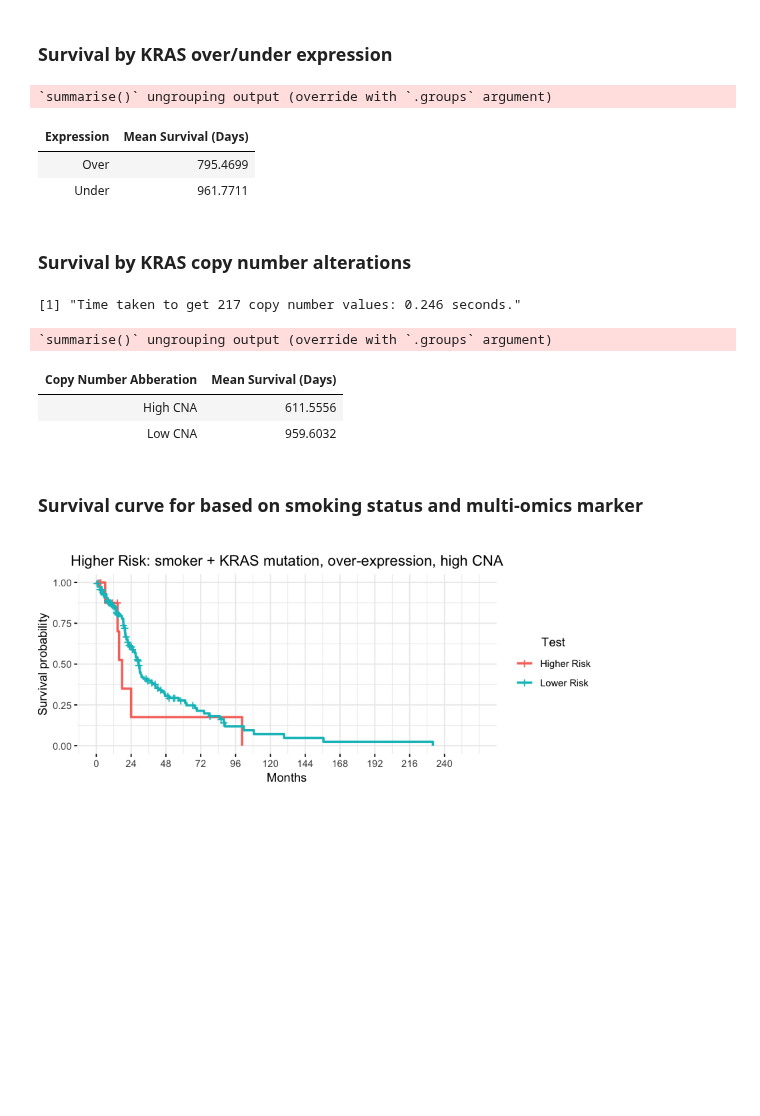
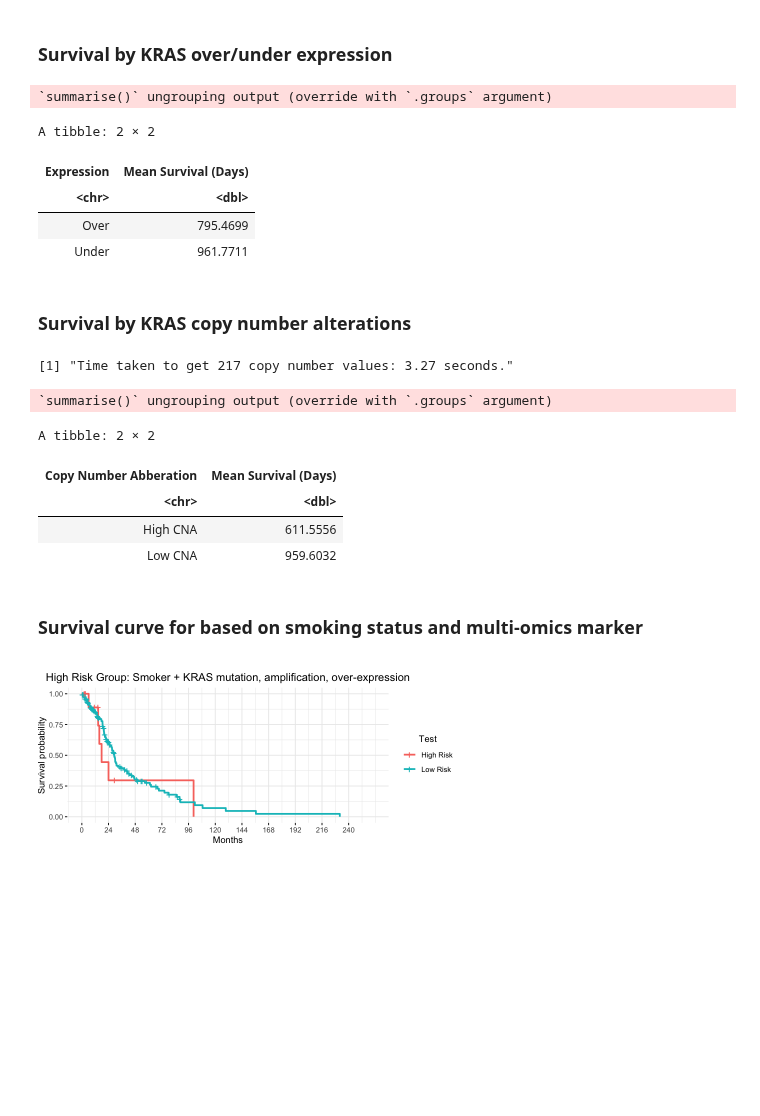
Before and after one commit to genestack/user-guide, a Jupyter notebook: jupyter_notebooks/survival-analysis-tcga [R].ipynb, the cells around one changed output. Drawn from its saved outputs; the diff is of its cells as text; code cells hidden in the pictures.

```diff
--- a/jupyter_notebooks/survival-analysis-tcga [R].ipynb
+++ b/jupyter_notebooks/survival-analysis-tcga [R].ipynb
@@ -47,8 +30,8 @@ Warning message:
 system.time({
   samples <-
     OmicsQueriesApi_search_samples(
-      study_filter = '"Study Title"="TCGA-LUAD"',
-      sample_filter = 'gender=male') %>%
+      study_filter = '"genestack:accession"="GSF1061023"',
+      sample_filter = 'Sex=male') %>%
     extract2('content') %>%
     extract2('data') %>%
     extract2('metadata')
@@ -58,8 +41,8 @@ system.time({
 # Filter out NAs
 samples %<>%
   as_tibble %>%
-  filter(survival != 'NA') %>%
-  filter(survival != 0) %>%
+  filter(Survival != 'NA') %>%
+  filter(Survival != 0) %>%
   select_if(~sum(!is.na(.)) > 0)
 head(samples)
 # %% [output]
@@ -90,8 +77,8 @@ system.time({
 
   variants <-
     OmicsQueriesApi_search_variant_data(
-      study_filter = '"Study Title"="TCGA-LUAD"',
-      sample_filter = 'gender=male',
+      study_filter = '"genestack:accession"="GSF1061023"',
+      sample_filter = 'Sex=male',
       vx_query = 'Gene=KRAS',
       page_limit = 10000) %>%
     extract2('content') %>%
@@ -144,8 +134,8 @@ system.time({
 
   expression <-
     OmicsQueriesApi_search_expression_data(
-      study_filter = '"Study Title"="TCGA-LUAD"',
-      sample_filter = 'gender=male',
+      study_filter = '"genestack:accession"="GSF1061023"',
+      sample_filter = 'Sex=male',
       ex_query = 'Gene=KRAS MinValue=0',
       ex_filter = 'Type=FPKM') %>%
     extract2('content') %>%
@@ -180,11 +170,13 @@ samples <-
 
 samples %>%
   group_by(regulation) %>%
-  summarise(mean(as.numeric(survival))) %>%
+  summarise(mean(as.numeric(Survival))) %>%
   set_colnames(c('Expression', 'Mean Survival (Days)'))
 # %% [output]
 `summarise()` ungrouping output (override with `.groups` argument)
+A tibble: 2 × 2
 | Expression | Mean Survival (Days) |
+| <chr> | <dbl> |
 | Over | 795.4699 |
 | Under | 961.7711 |
 # %% [markdown]
@@ -194,8 +186,8 @@ system.time({
 
   copy.number <-
     OmicsQueriesApi_search_expression_data(
-      study_filter = '"Study Title"="TCGA-LUAD"',
-      sample_filter = 'gender=male',
+      study_filter = '"genestack:accession"="GSF1061023"',
+      sample_filter = 'Sex=male',
       ex_query = 'Gene=KRAS MinValue=0',
       ex_filter = 'Type="Copy Number"') %>%
     extract2('content') %>%
@@ -212,12 +204,14 @@ samples <-
 
 samples %>%
   group_by(copies) %>%
-  summarise(mean(as.numeric(survival))) %>%
+  summarise(mean(as.numeric(Survival))) %>%
   set_colnames(c('Copy Number Abberation', 'Mean Survival (Days)'))
 # %% [output]
-[1] "Time taken to get 217 copy number values: 0.246 seconds."
+[1] "Time taken to get 217 copy number values: 3.27 seconds."
 `summarise()` ungrouping output (override with `.groups` argument)
+A tibble: 2 × 2
 | Copy Number Abberation | Mean Survival (Days) |
+| <chr> | <dbl> |
 | High CNA | 611.5556 |
 | Low CNA | 959.6032 |
 # %% [markdown]
@@ -225,38 +219,38 @@ samples %>%
 # %%
 risk_group <-
   apply(X = samples, MARGIN = 1, FUN = function(x) {
-    if ( sum(x['smoking_status'] == 'Yes',
+    if ( sum(x['Smoking Status'] == 'Yes',
              x['SNP'] == 'Yes',
              x['regulation'] == 'Over',
              x['copies'] == 'High CNA') == 4 ) { 'High' } else { 'Low' }
   })
 # Quick stratification of patients into high and low-risk groups.
 data <- {
   samples %>%
-    { data.frame(as.numeric(.[, 'survival']),
-                 ifelse(.[, 'vital_status'] == 'Dead', 0, 1),
+    { data.frame(as.numeric(.[, 'Survival']),
+                 ifelse(.[, 'Vital Status'] == 'Dead', 0, 1),
                  risk_group) } %>%
     `colnames<-`(c('Time', 'Status', 'Risk'))
 }
 fit <- {
   survfit(formula = Surv(time = Time, event = Status) ~ Risk,
                  data = data) }
 # Compute Kaplan-Meier curve data for binary risk groups.
 ggsurvplot(fit = fit,
            data = data,
            xscale = 'd_m',
            break.x.by = 730.5,
            xlab = 'Months',
            legend = 'right',
            legend.title = 'Test',
-           legend.labs = c('Higher Risk', 'Lower Risk'),
+           legend.labs = c('High Risk', 'Low Risk'),
            ggtheme = theme_minimal() +
              theme(plot.title = element_text(hjust = 0.5), plot.margin = unit(c(0.5,0,10,0),"cm"),
                    legend.title.align = 0.5)) +
-  labs(title = paste('Higher Risk: smoker + KRAS mutation, over-expression, high CNA'))
+  labs(title = paste('High Risk Group: Smoker + KRAS mutation, amplification, over-expression'))
 # Plot survival curve for multi-omics stratification groups.
 # %% [output]
-[figure, old version]
+[figure, new version]
 # %%
 normaliseVariants <- function(variants) {
   variants$genotype$GT %<>% { ifelse(test = . == './.', yes = '0/0', no = .) }
```
Also changed, not shown: parts of 6 cells of this notebook.
